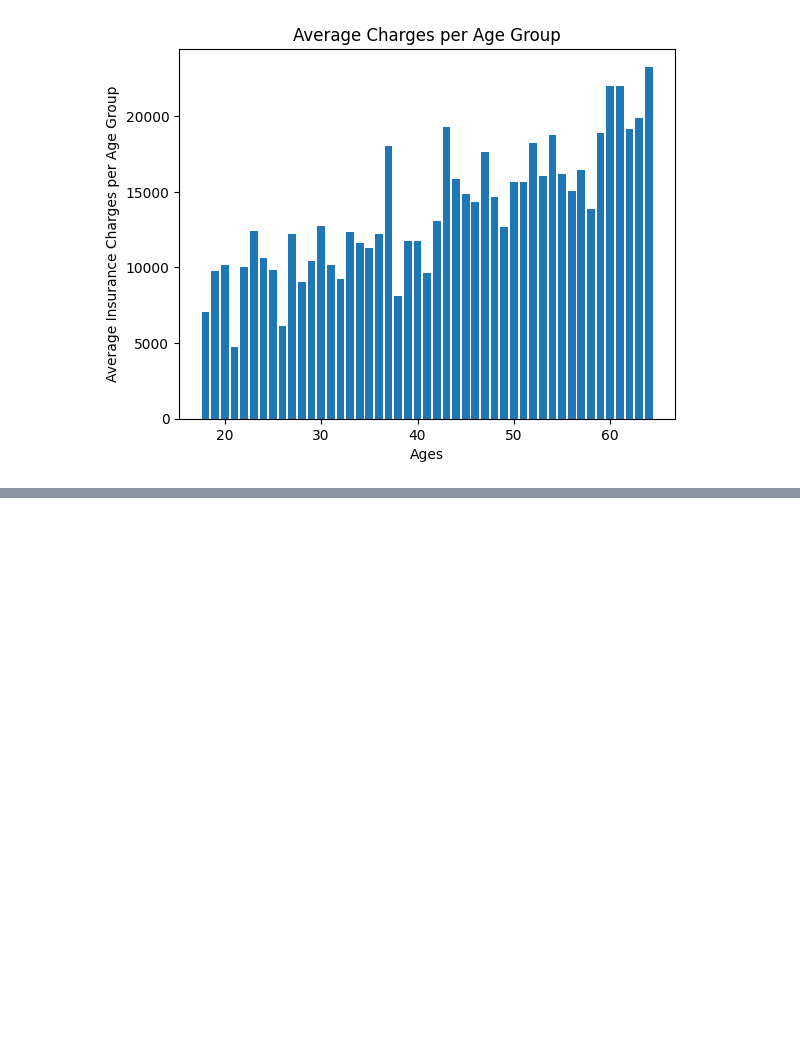
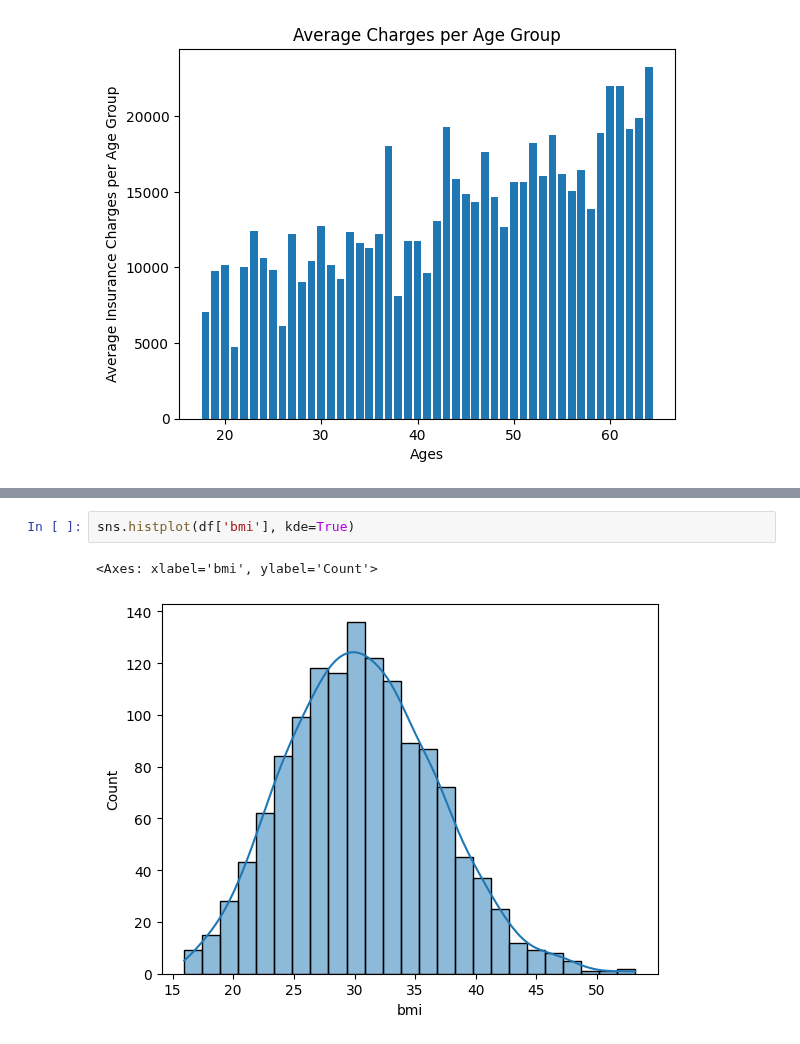
Before and after one commit to lewinskie254/eda, a Jupyter notebook: bivariate_stats.ipynb, the cells around one changed output, grey strips where cells are left out. Drawn from its saved outputs; the diff is of its cells as text; blank space fills up the shorter version.

```diff
--- a/bivariate_stats.ipynb
+++ b/bivariate_stats.ipynb
@@ -128,0 +144,5 @@ plt.show()
+# %%
+sns.histplot(df['bmi'], kde=True)
+# %% [output]
+<Axes: xlabel='bmi', ylabel='Count'>
+[figure, added]
```
Also changed, not shown: parts of 11 cells of this notebook.
